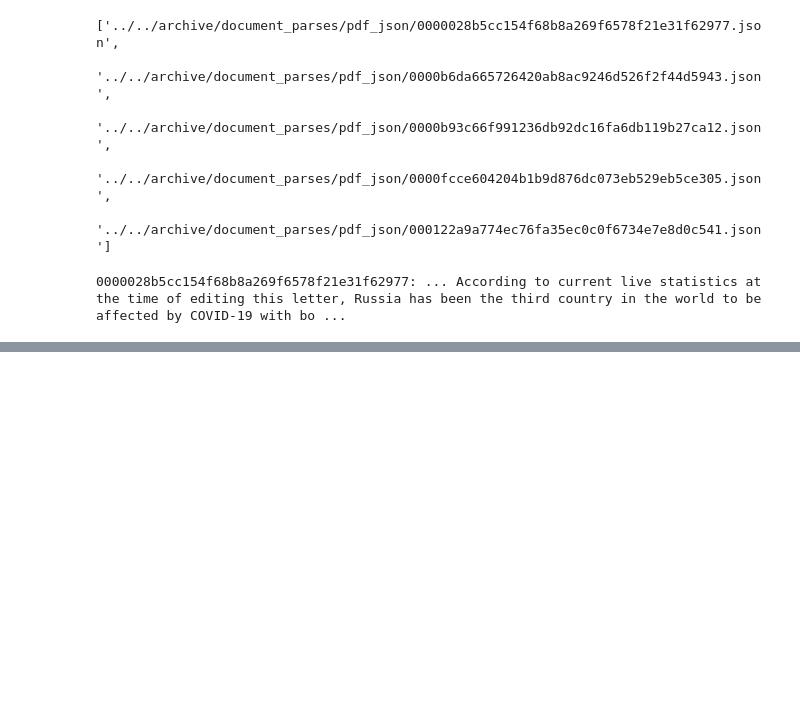
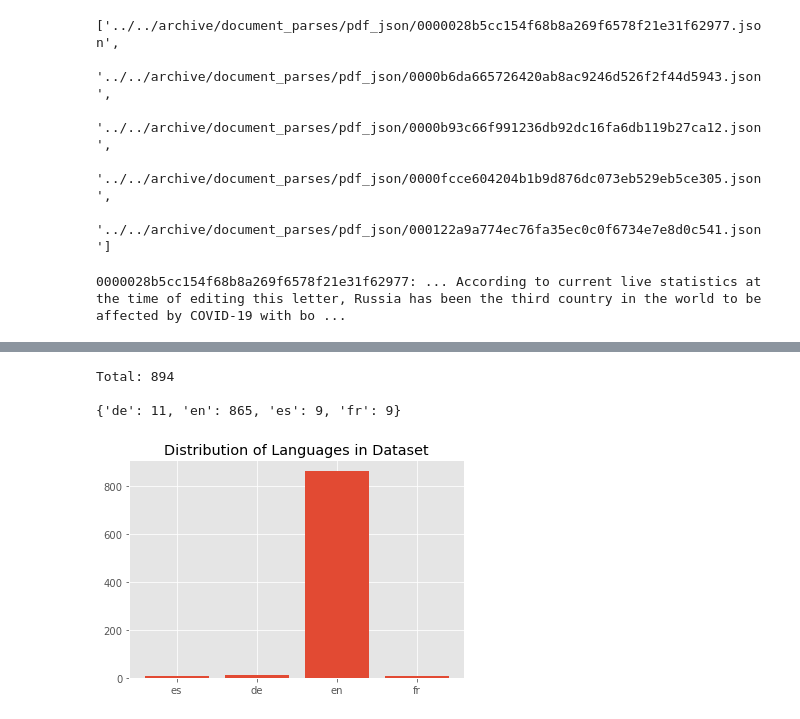
Before and after one commit to laiduy98/cose-19, a Jupyter notebook: notebooks/severity_clustering.ipynb, the cells around one changed output, grey strips where cells are left out. Drawn from its saved outputs; the diff is of its cells as text; code cells hidden in the pictures; blank space fills up the shorter version.

```diff
--- a/notebooks/severity_clustering.ipynb
+++ b/notebooks/severity_clustering.ipynb
@@ -214,0 +275,21 @@ df_covid['body_text'][1]
+# %%
+from pprint import pprint
+
+languages_dict = {}
+for lang in set(languages):
+    languages_dict[lang] = languages.count(lang)
+
+print("Total: {}\n".format(len(languages)))
+pprint(languages_dict)
+# %% [output]
+Total: 894
+
+{'de': 11, 'en': 865, 'es': 9, 'fr': 9}
+# %%
+df_covid['language'] = languages
+plt.bar(range(len(languages_dict)), list(languages_dict.values()), align='center')
+plt.xticks(range(len(languages_dict)), list(languages_dict.keys()))
+plt.title("Distribution of Languages in Dataset")
+plt.show()
+# %% [output]
+[figure, added]
```
Also changed, not shown: parts of 23 cells of this notebook, 7 other files.
